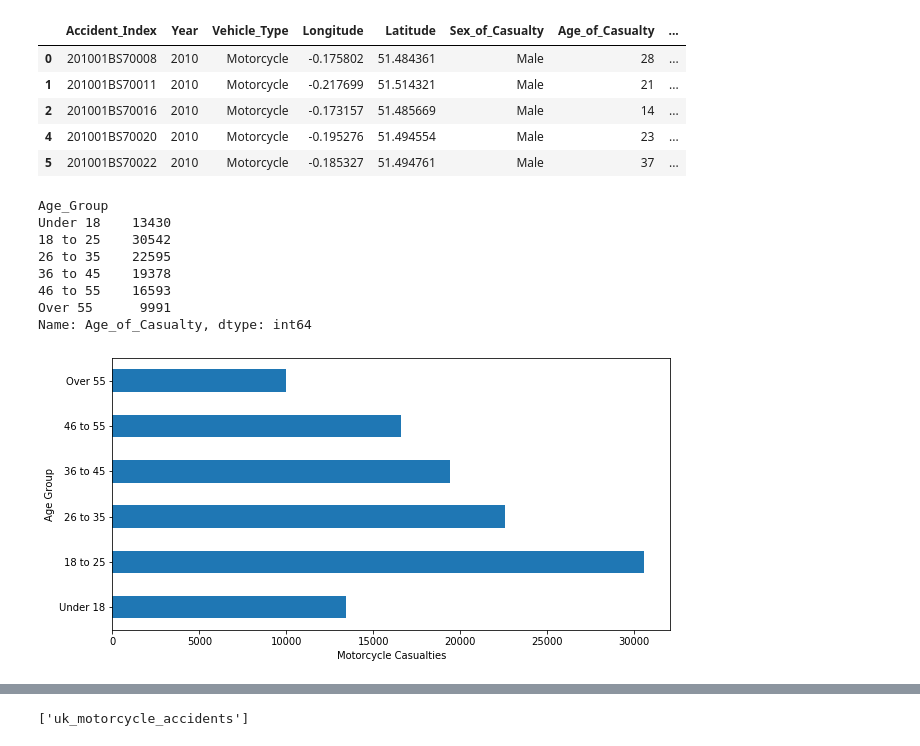
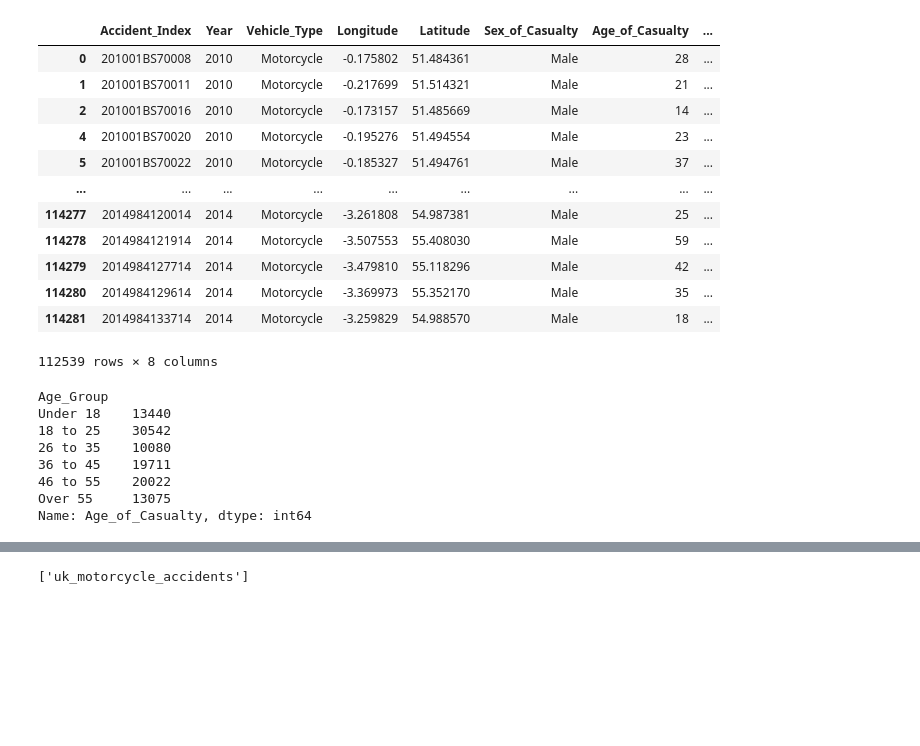
Before and after one commit to arselv/Project_2, a Jupyter notebook: Project_2_Combined.ipynb, the cells around one changed output, grey strips where cells are left out. Saved outputs shown, nothing was run; the diff lists cells and outputs as text; code cells hidden in the pictures; blank space fills up the shorter version.

```diff
--- a/Project_2_Combined.ipynb
+++ b/Project_2_Combined.ipynb
@@ -12,7 +12,7 @@ url = 'https://mbawa1139.github.io/ETL-Project/motorcycle_accident.html'
 tbl = pd.read_html(url)
 df = tbl[0]
 df = df.drop(df.columns[0], axis=1)
-df = df[(df["Age_of_Casualty"] != -1) & (df["Age_of_Casualty"] != 0)]
+df = df[df["Age_of_Casualty"] != -1]
 df
 # %% [output]
 |  | Accident_Index | Vehicle_Type | Longitude | Latitude | Sex_of_Casualty | Age_of_Casualty |
@@ -53,45 +51,44 @@ df.head()
 # %%
 # Create the decade bins
-bins = [0, 17, 25, 35, 45, 55, 100]
+bins = [0, 17, 25, 29, 39, 49, 60]
 
 # Create the names for the bins
 group_names = ["Under 18", "18 to 25", "26 to 35", "36 to 45", "46 to 55", "Over 55"]
 
 # coverting year column datatype to interger
 df['Age_of_Casualty'] = df['Age_of_Casualty'].astype(int)
 
 # add bin column to dataframe
 df["Age_Group"] = pd.cut(df["Age_of_Casualty"], bins, labels=group_names, include_lowest=True)
 
 # reorganize columns
 df = df[['Accident_Index', 'Year','Vehicle_Type', 'Longitude',
          'Latitude', 'Sex_of_Casualty', 'Age_of_Casualty', 'Age_Group']]
 
-df.head()
+df
 # %% [output]
 |  | Accident_Index | Year | Vehicle_Type | Longitude | Latitude | Sex_of_Casualty | Age_of_Casualty | ... |
 | 0 | 201001BS70008 | 2010 | Motorcycle | -0.175802 | 51.484361 | Male | 28 | ... |
 | 1 | 201001BS70011 | 2010 | Motorcycle | -0.217699 | 51.514321 | Male | 21 | ... |
 | 2 | 201001BS70016 | 2010 | Motorcycle | -0.173157 | 51.485669 | Male | 14 | ... |
 | 4 | 201001BS70020 | 2010 | Motorcycle | -0.195276 | 51.494554 | Male | 23 | ... |
 | 5 | 201001BS70022 | 2010 | Motorcycle | -0.185327 | 51.494761 | Male | 37 | ... |
+| ... | ... | ... | ... | ... | ... | ... | ... | ... |
+| 114277 | 2014984120014 | 2014 | Motorcycle | -3.261808 | 54.987381 | Male | 25 | ... |
+| 114278 | 2014984121914 | 2014 | Motorcycle | -3.507553 | 55.408030 | Male | 59 | ... |
+| 114279 | 2014984127714 | 2014 | Motorcycle | -3.479810 | 55.118296 | Male | 42 | ... |
+| 114280 | 2014984129614 | 2014 | Motorcycle | -3.369973 | 55.352170 | Male | 35 | ... |
+| 114281 | 2014984133714 | 2014 | Motorcycle | -3.259829 | 54.988570 | Male | 18 | ... |
+112539 rows × 8 columns
 # %%
 age_group_df = df.groupby(["Age_Group"])["Age_of_Casualty"].count()
 age_group_df
 # %% [output]
 Age_Group
-Under 18    13430
+Under 18    13440
 18 to 25    30542
-26 to 35    22595
-36 to 45    19378
-46 to 55    16593
-Over 55      9991
+26 to 35    10080
+36 to 45    19711
+46 to 55    20022
+Over 55     13075
 Name: Age_of_Casualty, dtype: int64
-# %%
-age_group_df.plot(kind="barh", figsize=(10,5))
-ax1 = plt.axes()
-ax1.yaxis.set_label_text('Age Group')
-ax1.xaxis.set_label_text('Motorcycle Casualties')
-plt.savefig('Images/age_grp_barh.png')
-# %% [output]
-[figure, removed]
```
Also changed, not shown: parts of 7 cells of this notebook, 12 other files.
